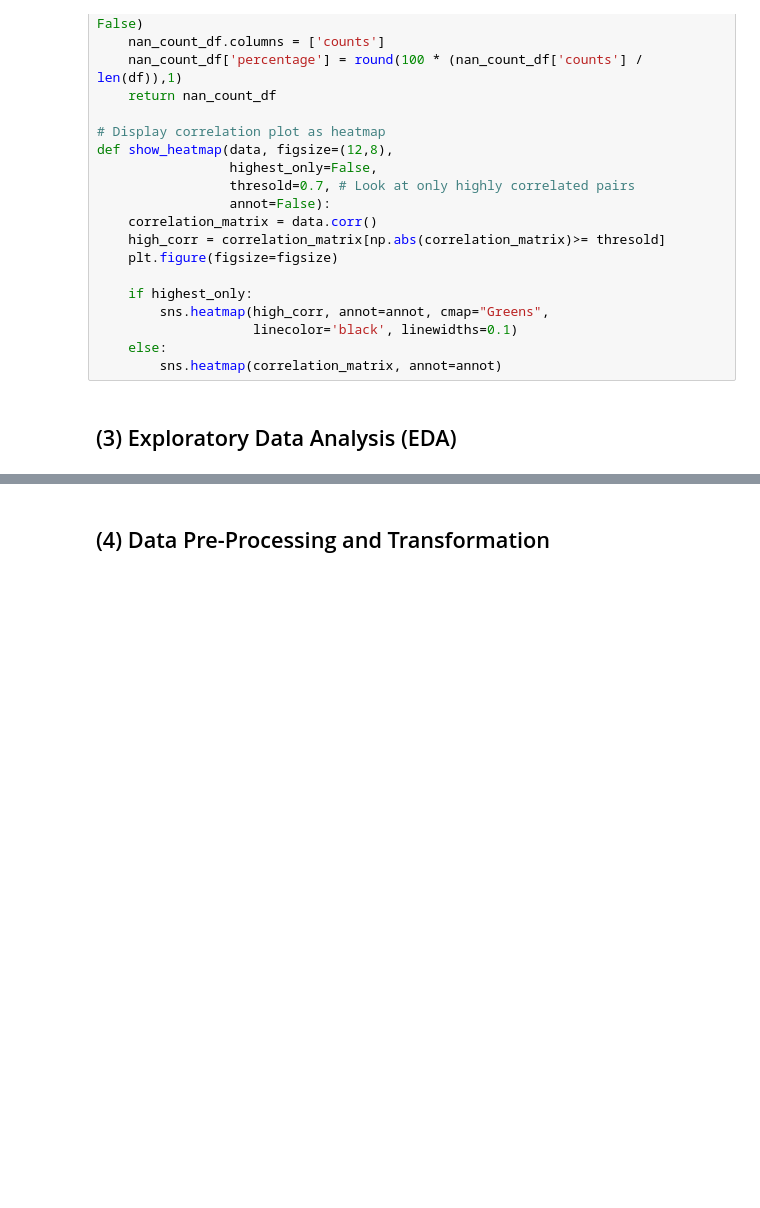
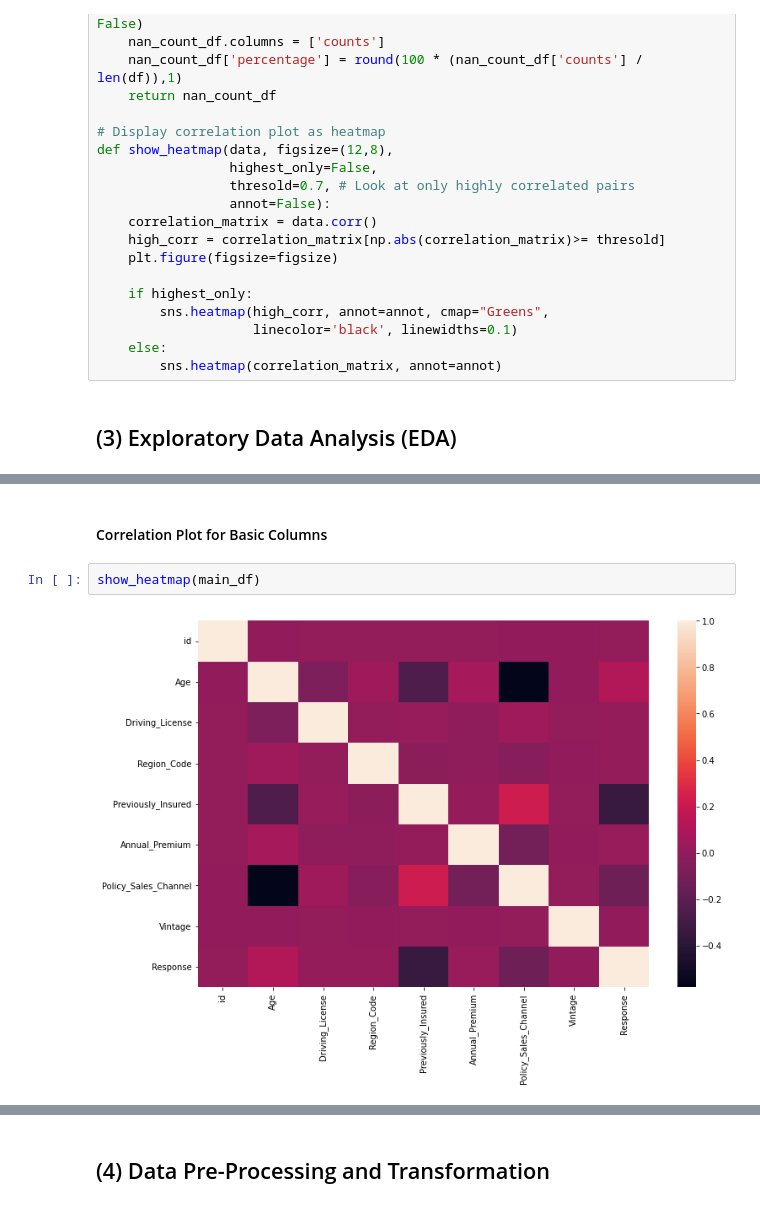
Before and after one commit to aminbenmansour/e2e-insurance-cross-sell-prediction-automl, a Jupyter notebook: 01_EDA_and_Data_PreProcessing.ipynb, the cells around one changed output, grey strips where cells are left out. Cells and saved outputs as stored; diff of their text form; blank space fills up the shorter version.

```diff
--- a/01_EDA_and_Data_PreProcessing.ipynb
+++ b/01_EDA_and_Data_PreProcessing.ipynb
@@ -130,0 +205,6 @@ def show_heatmap(data, figsize=(12,8),
+# %% [markdown]
+#### Correlation Plot for Basic Columns
+# %%
+show_heatmap(main_df)
+# %% [output]
+[figure, added]
```
Also changed, not shown: parts of 14 cells of this notebook.
